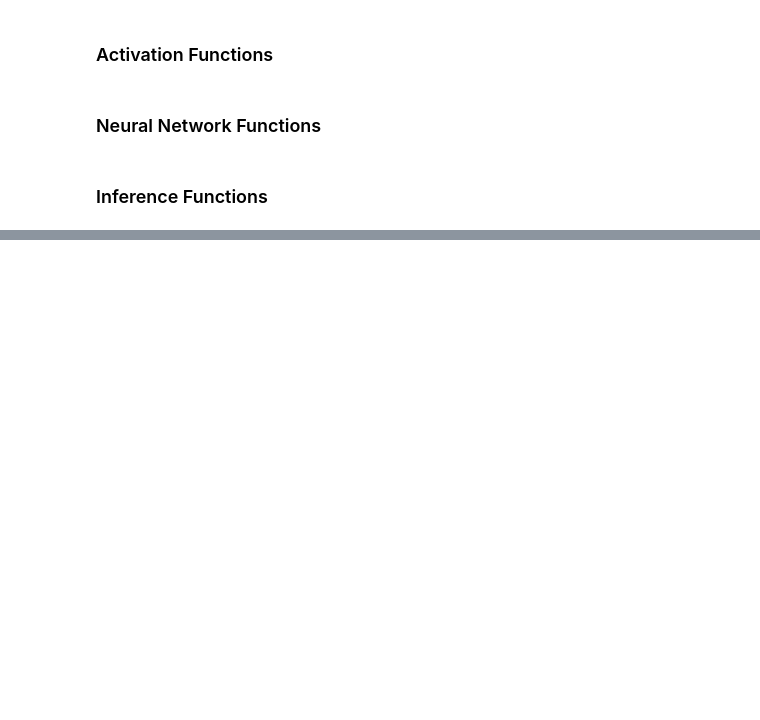
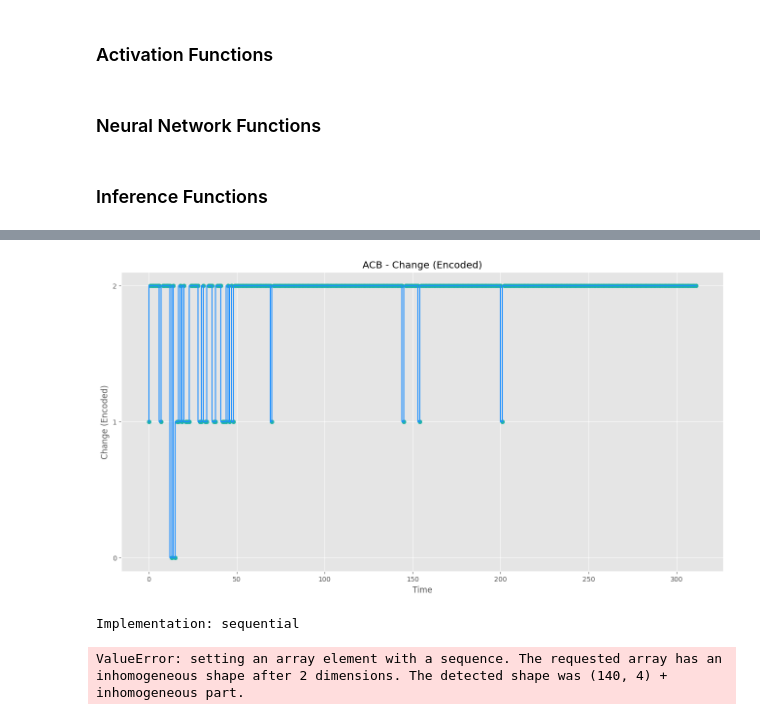
Before and after one commit to nvkhoa14/LTSM-Parallel, a Jupyter notebook: LSTM.ipynb, the cells around one changed output, grey strips where cells are left out. Drawn from its saved outputs; the diff is of its cells as text; code cells hidden in the pictures; blank space fills up the shorter version.

Commit message:
sequent

```diff
--- a/LSTM.ipynb
+++ b/LSTM.ipynb
@@ -490,0 +553,11 @@ def predict_US_airline_passengers(df, params, raw_data, centroids, devide_lines)
+# %%
+plt.figure(figsize=(16, 8))
+plt.step(range(len(df)), df['Change_Encoded'], label = 'Change (Encoded)', color = 'DodgerBlue')
+plt.scatter(range(len(df)), df['Change_Encoded'], color='LightSeaGreen')
+plt.yticks(range(len(devide_lines)+1))
+plt.xlabel('Time')
+plt.ylabel('Change (Encoded)')
+plt.title('ACB - Change (Encoded)')
+plt.show()
+# %% [output]
+[figure, added]
@@ -490,0 +827,5 @@ def predict_US_airline_passengers(df, params, raw_data, centroids, devide_lines)
+# %%
+train_LSTM(implementation = 'sequential')
+# %% [output]
+Implementation: sequential
+ValueError: setting an array element with a sequence. The requested array has an inhomogeneous shape after 2 dimensions. The detected shape was (140, 4) + inhomogeneous part.
```
Also changed, not shown: parts of 11 cells of this notebook, 3 other files.
